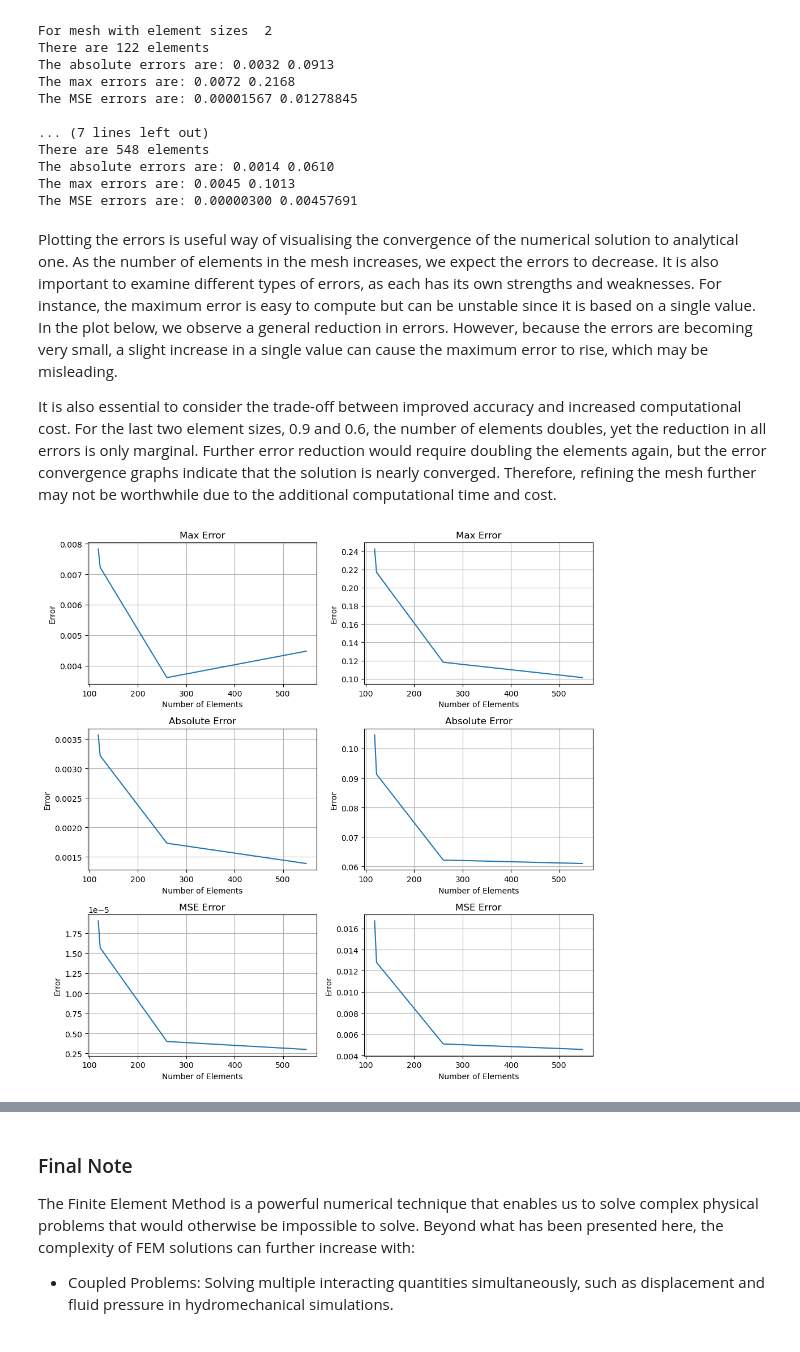
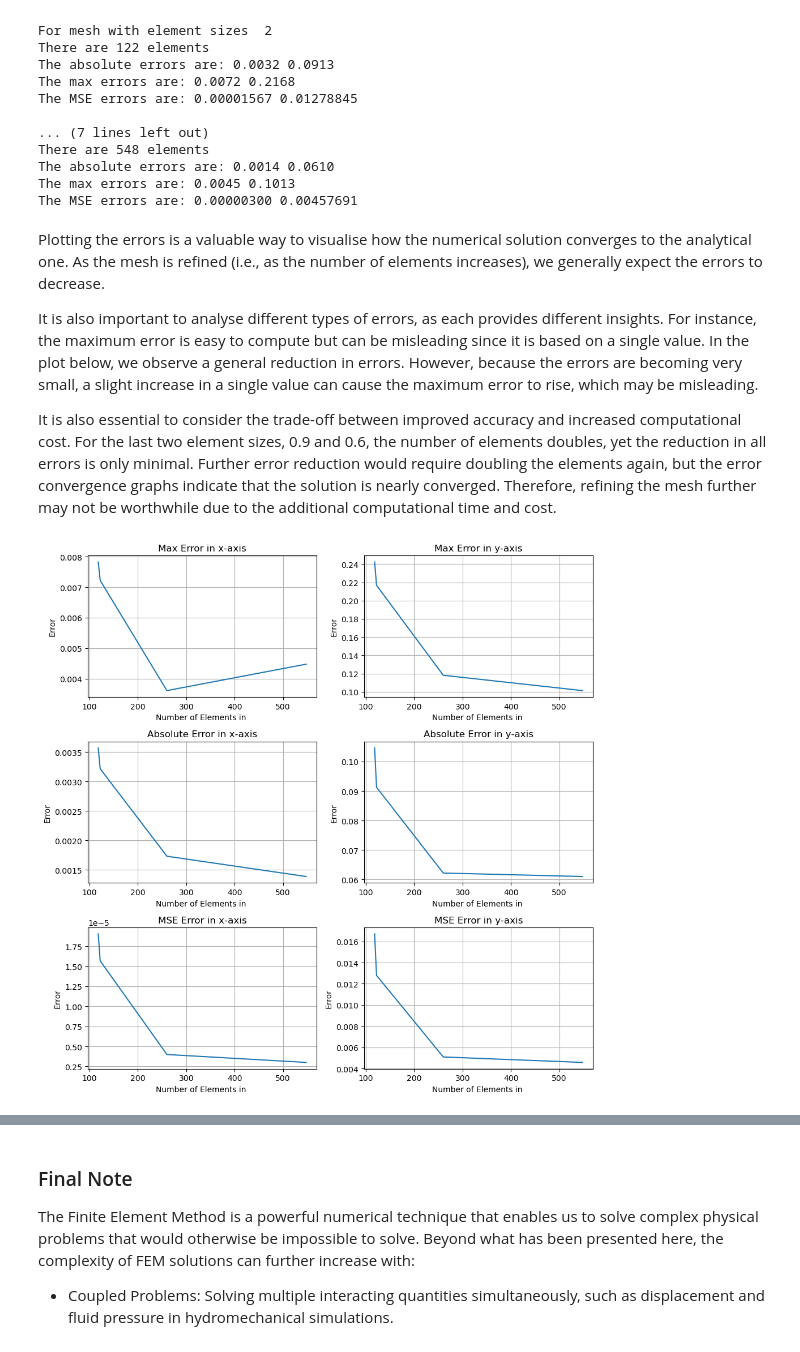
Before and after one commit to ImperialCollegeLondon/ReCoDe-Finite-Element-Method, a Jupyter notebook: notebooks/Part_2.ipynb, the cells around one changed output, grey strips where cells are left out. Drawn from its saved outputs; the diff is of its cells as text; code cells hidden in the pictures.

```diff
--- a/notebooks/Part_2.ipynb
+++ b/notebooks/Part_2.ipynb
@@ -158,11 +191,8 @@ domain_dim = 2
 
 
 ### Input Element Type
-element_degree = 1 # specify the element order
-element_length = 0.5# specify the domain refinement. Finer meshes lead to more accurate solution
-
-element_degree = 2# specify the element order
-element_length = 1# specify the domain refinement. Finer meshes lead to more accurate solution
+element_degree = 2 # specify the element order
+element_length = 1 # specify the domain refinement. Finer meshes lead to more accurate solution
 # %%
 # Initialing the FEM model
 FEM_ = FEM_model(domain_dim)
@@ -955,30 +1198,32 @@ The absolute errors are: 0.0014 0.0610
 The max errors are: 0.0045 0.1013
 The MSE errors are: 0.00000300 0.00457691
 # %% [markdown]
-Plotting the errors is useful way of visualising the convergence of the numerical solution to analytical one. As the number of elements in the mesh increases, we expect the errors to decrease. It is also important to examine different types of errors, as each has its own strengths and weaknesses. For instance, the maximum error is easy to compute but can be unstable since it is based on a single value. In the plot below, we observe a general reduction in errors. However, because the errors are becoming very small, a slight increase in a single value can cause the maximum error to rise, which may be misleading.
+Plotting the errors is a valuable way to visualise how the numerical solution converges to the analytical one. As the mesh is refined (i.e., as the number of elements increases), we generally expect the errors to decrease.
 
-It is also essential to consider the trade-off between improved accuracy and increased computational cost. For the last two element sizes, 0.9 and 0.6, the number of elements doubles, yet the reduction in all errors is only marginal. Further error reduction would require doubling the elements again, but the error convergence graphs indicate that the solution is nearly converged. Therefore, refining the mesh further may not be worthwhile due to the additional computational time and cost.
+It is also important to analyse different types of errors, as each provides different insights. For instance, the maximum error is easy to compute but can be misleading since it is based on a single value. In the plot below, we observe a general reduction in errors. However, because the errors are becoming very small, a slight increase in a single value can cause the maximum error to rise, which may be misleading.
+
+It is also essential to consider the trade-off between improved accuracy and increased computational cost. For the last two element sizes, 0.9 and 0.6, the number of elements doubles, yet the reduction in all errors is only minimal. Further error reduction would require doubling the elements again, but the error convergence graphs indicate that the solution is nearly converged. Therefore, refining the mesh further may not be worthwhile due to the additional computational time and cost.
 # %%
 fig, axes = plt.subplots(3, 2, figsize=(10, 10))
 
 # Define row titles for subtitles
 row_titles = ["Max Error", "Absolute Error", "MSE Error"]
-
+dimention_title = ["in x-axis", "in y-axis"]
 for fig_num in range(1, 4):
     axes[fig_num - 1][0].plot(errors_summary_x[:, 0], errors_summary_x[:, fig_num])
     axes[fig_num - 1][1].plot(errors_summary_y[:, 0], errors_summary_y[:, fig_num])
     for col in range(2):
     # Set subtitles for each row
-        axes[fig_num - 1][col].set_title(row_titles[fig_num - 1])
-        axes[fig_num - 1][col].set_xlabel("Number of Elements")
+        axes[fig_num - 1][col].set_title(row_titles[fig_num - 1]+" "+dimention_title[col])
+        axes[fig_num - 1][col].set_xlabel("Number of Elements in ")
         axes[fig_num - 1][col].set_ylabel("Error")
         axes[fig_num - 1][col].grid(True)
 
 
 plt.tight_layout()
 plt.show()
 # %% [output]
-[figure, old version]
+[figure, new version]
 # %% [markdown]
 ### Neumann BC vs Dirichlet BC
 
```
Also changed, not shown: parts of 23 cells of this notebook.
